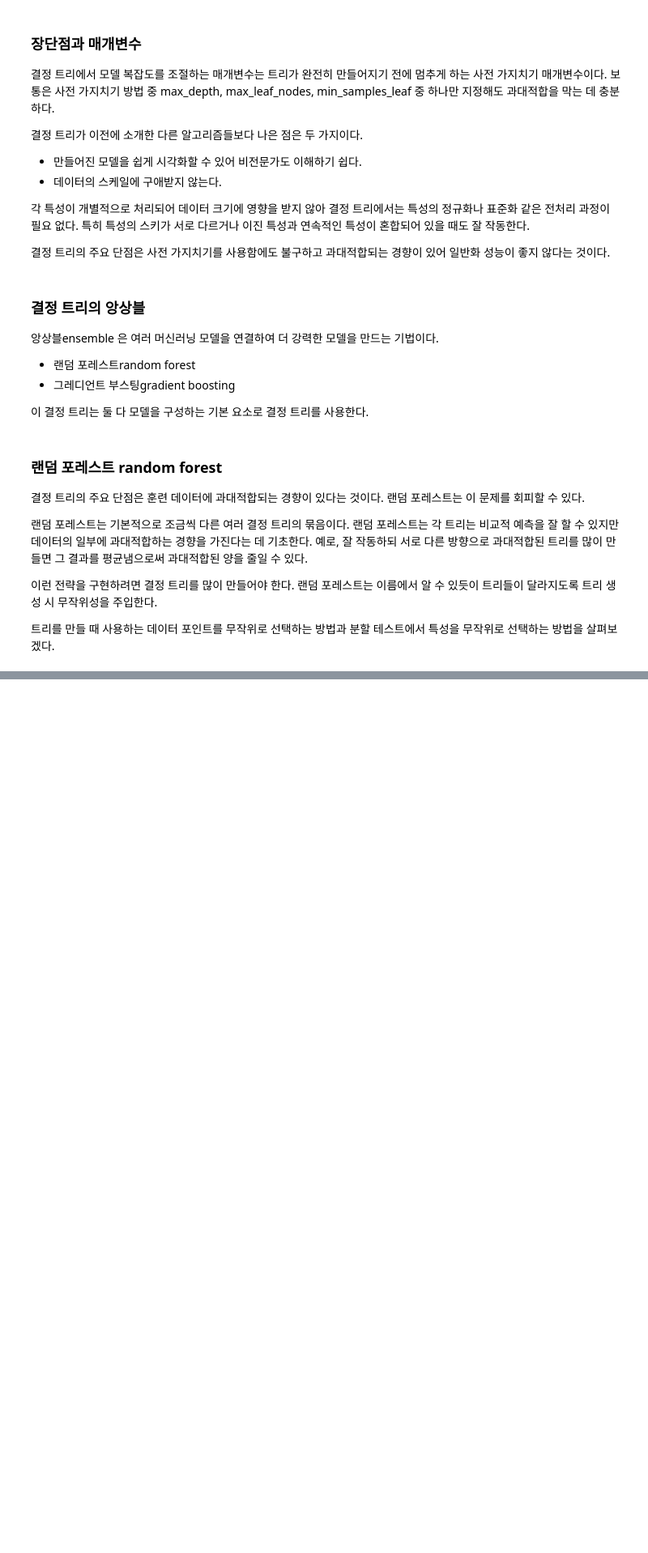
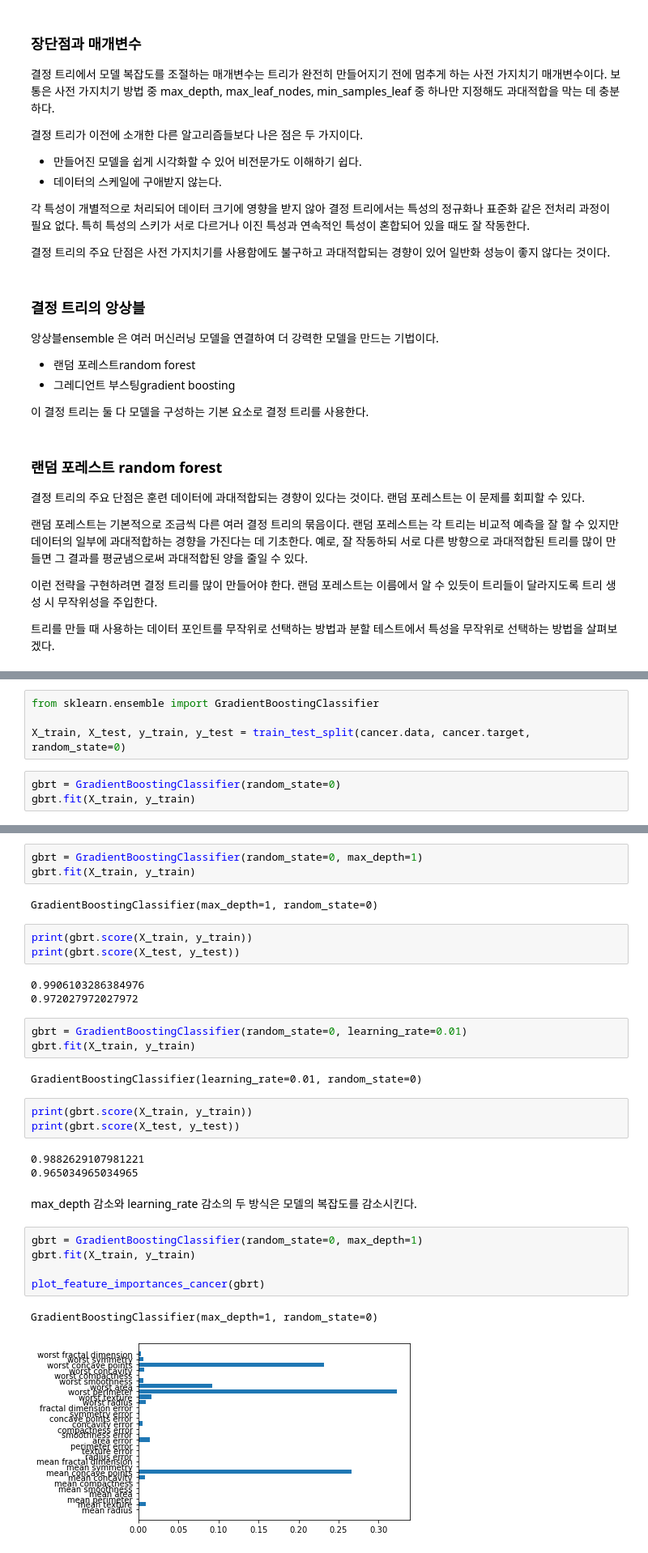
Before and after one commit to BLINK-ONCE/Introduction-to-ML-with-Python, a Jupyter notebook: ch2.ipynb, the cells around one changed output, grey strips where cells are left out. Shown: that part at 81% size. Cells and saved outputs as stored; diff of their text form; blank space fills up the shorter version.

```diff
--- a/ch2.ipynb
+++ b/ch2.ipynb
@@ -958,0 +1061,7 @@ page116
+# %%
+from sklearn.ensemble import GradientBoostingClassifier
+
+X_train, X_test, y_train, y_test = train_test_split(cancer.data, cancer.target, random_state=0)
+# %%
+gbrt = GradientBoostingClassifier(random_state=0)
+gbrt.fit(X_train, y_train)
@@ -958,0 +1077,32 @@ page116
+# %%
+gbrt = GradientBoostingClassifier(random_state=0, max_depth=1)
+gbrt.fit(X_train, y_train)
+# %% [output]
+GradientBoostingClassifier(max_depth=1, random_state=0)
+# %%
+print(gbrt.score(X_train, y_train))
+print(gbrt.score(X_test, y_test))
+# %% [output]
+0.9906103286384976
+0.972027972027972
+# %%
+gbrt = GradientBoostingClassifier(random_state=0, learning_rate=0.01)
+gbrt.fit(X_train, y_train)
+# %% [output]
+GradientBoostingClassifier(learning_rate=0.01, random_state=0)
+# %%
+print(gbrt.score(X_train, y_train))
+print(gbrt.score(X_test, y_test))
+# %% [output]
+0.9882629107981221
+0.965034965034965
+# %% [markdown]
+max_depth 감소와 learning_rate 감소의 두 방식은 모델의 복잡도를 감소시킨다.
+# %%
+gbrt = GradientBoostingClassifier(random_state=0, max_depth=1)
+gbrt.fit(X_train, y_train)
+
+plot_feature_importances_cancer(gbrt)
+# %% [output]
+GradientBoostingClassifier(max_depth=1, random_state=0)
+[figure, added]
```
Also changed, not shown: parts of 20 cells of this notebook.
